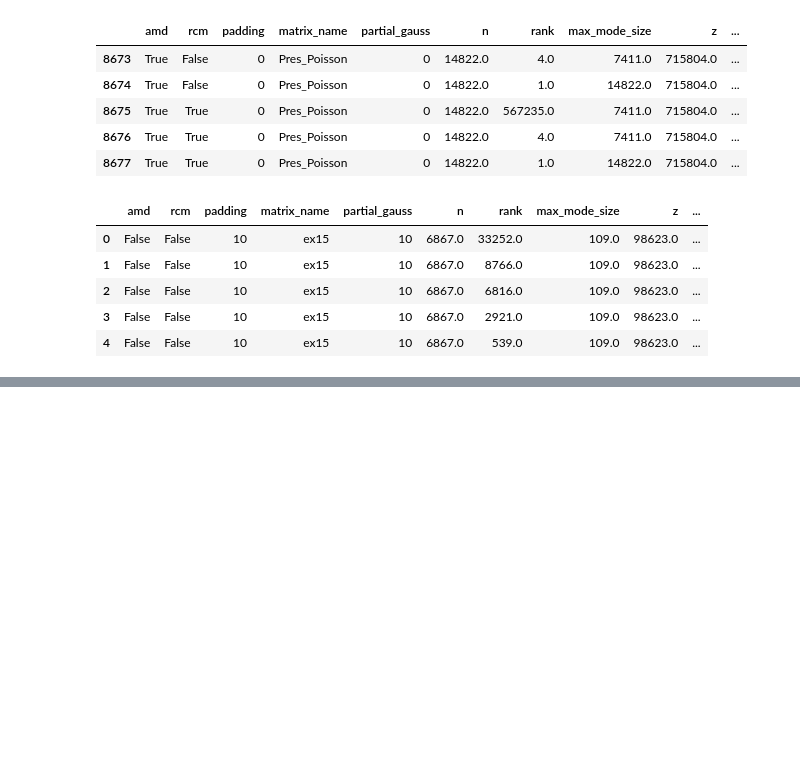
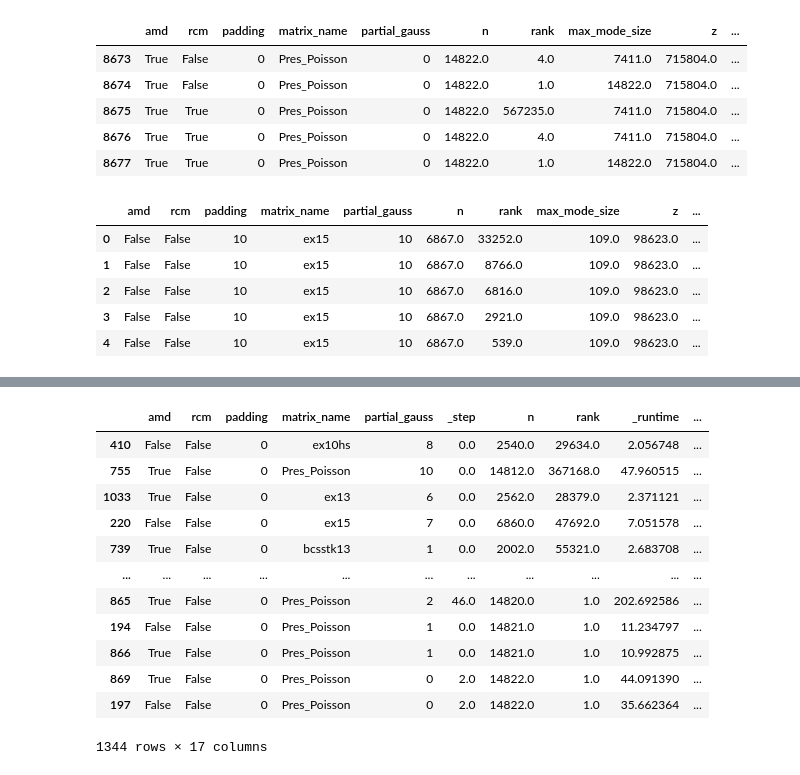
Before and after one commit to cbakos/sparse_tt_decomp_opt, a Jupyter notebook: src/analysis/experiment_data_analysis.ipynb, the cells around one changed output, grey strips where cells are left out. Saved outputs shown, nothing was run; the diff lists cells and outputs as text; code cells hidden in the pictures; blank space fills up the shorter version.

```diff
--- a/src/analysis/experiment_data_analysis.ipynb
+++ b/src/analysis/experiment_data_analysis.ipynb
@@ -5,9 +5,10 @@ import matplotlib.pyplot as plt
 import plotly.express as px
 from scipy import stats
 # %%
-df1 = pd.read_csv('../../data/sweep_0_10_data.csv')
-df2 = pd.read_csv('../../data/sweep_0_10_data2.csv')
-df = pd.concat([df1, df2], axis=0)
+# df1 = pd.read_csv('../../data/sweep_0_10_data.csv')
+# df2 = pd.read_csv('../../data/sweep_0_10_data2.csv')
+# df = pd.concat([df1, df2], axis=0)
+df = pd.read_csv('../../data/sweep_0_10_7_matrices.csv')
 df.drop(columns=["run_id", "run_name", "_runtime", "_step", "_timestamp"], inplace=True)
 # %%
 df.tail()
@@ -19,8 +20,11 @@ df.tail()
 | 8676 | True | True | 0 | Pres_Poisson | 0 | 14822.0 | 4.0 | 7411.0 | 715804.0 | ... |
 | 8677 | True | True | 0 | Pres_Poisson | 0 | 14822.0 | 1.0 | 14822.0 | 715804.0 | ... |
 # %%
-df["log_obj_func"] = np.log(df["max_mode_size"]**6 + df["max_mode_size"]**3 *  df["rank"] + df["max_mode_size"]**2 *  df["rank"]**2)
-df["obj_func"] = np.exp(df["log_obj_func"])
+def add_tt_mals_runtime_cols(df: pd.DataFrame) -> pd.DataFrame:
+    df["log_obj_func"] = np.log(df["max_mode_size"]**6 + df["max_mode_size"]**3 *  df["rank"] + df["max_mode_size"]**2 *  df["rank"]**2)
+    df["obj_func"] = np.exp(df["log_obj_func"])
+    return df
+df = add_tt_mals_runtime_cols(df)
 # %%
 baseline_df = df[(df['amd'] == False) & (df['rcm'] == False) & (df['partial_gauss'] == 0) & (df['padding'] == 0)]
 padding_df = df[(df['amd'] == False) & (df['rcm'] == False) & (df['partial_gauss'] == 0)]
@@ -161,0 +279,28 @@ old/new
+# %%
+# explore effects of padding:
+def line_plot_partial_gauss_tile_size_tt_mals_runtime(matrix_str: str, pg_df: pd.DataFrame):
+    default_colorscale = px.colors.sequential.Jet
+    colors = px.colors.sample_colorscale(default_colorscale, 11)
+    fig = px.line(pg_df[pg_df["matrix_name"] == matrix_str], x="tile_size", y="log_obj_func", color="partial_gauss", symbol="partial_gauss", log_x=True, color_discrete_sequence=colors,
+                     labels={
+                         "tile_size": "Tile size",
+                     })
+    fig.update_layout(
+        title={
+            'text': "Influence of tile size choice and partial Gauss on TT-MALS runtime ({})".format(matrix_str),
+            'x':0.5,
+            'xanchor': 'center',
+            'yanchor': 'top'
+        },
+        plot_bgcolor='white',   # Plot area background color
+        paper_bgcolor='white',  # Entire figure background color
+        font=dict(color='black'), # Font color
+        yaxis_title=r'$\log(I^6 + rI^3 + r^2I^2)$'
+    )
+    fig.show()
+
+    fig.write_image("plots/{}_partial_gauss_tile_size_vs_log_obj_func.pdf".format(matrix_str))
+# %%
+df3.sort_values(by=["partial_gauss", "tile_size"], inplace=True)
+df3 = df3[df3["amd"] == False]
+line_plot_partial_gauss_tile_size_tt_mals_runtime("ex13", df3)
@@ -161,0 +309,16 @@ old/new
+# %%
+df3
+# %% [output]
+|  | amd | rcm | padding | matrix_name | partial_gauss | _step | n | rank | _runtime | ... |
+| 410 | False | False | 0 | ex10hs | 8 | 0.0 | 2540.0 | 29634.0 | 2.056748 | ... |
+| 755 | True | False | 0 | Pres_Poisson | 10 | 0.0 | 14812.0 | 367168.0 | 47.960515 | ... |
+| 1033 | True | False | 0 | ex13 | 6 | 0.0 | 2562.0 | 28379.0 | 2.371121 | ... |
+| 220 | False | False | 0 | ex15 | 7 | 0.0 | 6860.0 | 47692.0 | 7.051578 | ... |
+| 739 | True | False | 0 | bcsstk13 | 1 | 0.0 | 2002.0 | 55321.0 | 2.683708 | ... |
+| ... | ... | ... | ... | ... | ... | ... | ... | ... | ... | ... |
+| 865 | True | False | 0 | Pres_Poisson | 2 | 46.0 | 14820.0 | 1.0 | 202.692586 | ... |
+| 194 | False | False | 0 | Pres_Poisson | 1 | 0.0 | 14821.0 | 1.0 | 11.234797 | ... |
+| 866 | True | False | 0 | Pres_Poisson | 1 | 0.0 | 14821.0 | 1.0 | 10.992875 | ... |
+| 869 | True | False | 0 | Pres_Poisson | 0 | 2.0 | 14822.0 | 1.0 | 44.091390 | ... |
+| 197 | False | False | 0 | Pres_Poisson | 0 | 2.0 | 14822.0 | 1.0 | 35.662364 | ... |
+1344 rows × 17 columns
```
Also changed, not shown: parts of 16 cells of this notebook, 23 other files.
